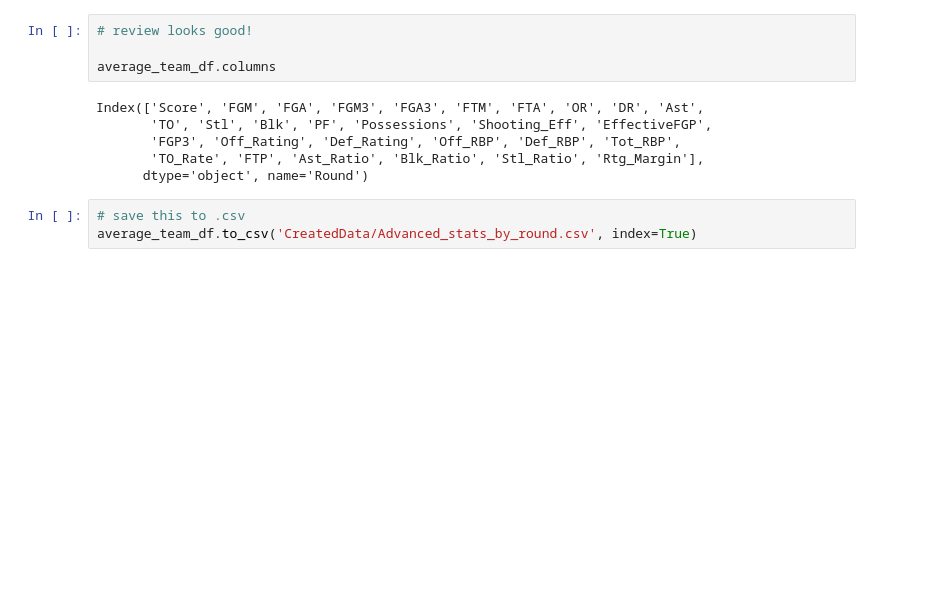
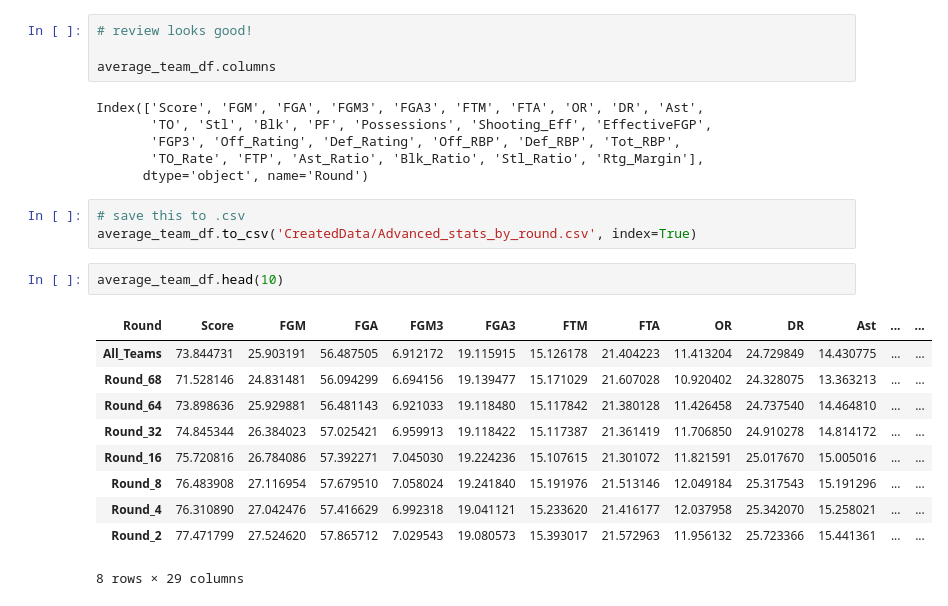
Before and after one commit to bktong/FlatIron-Project-5-March-Madness, a Jupyter notebook: Project 5 - March Madness Data Prep.ipynb, the cells around one changed output. Saved outputs shown, nothing was run; the diff lists cells and outputs as text; blank space fills up the shorter version.

```diff
--- a/Project 5 - March Madness Data Prep.ipynb
+++ b/Project 5 - March Madness Data Prep.ipynb
@@ -443,3 +445,16 @@ Index(['Score', 'FGM', 'FGA', 'FGM3', 'FGA3', 'FTM', 'FTA', 'OR', 'DR', 'Ast',
 # %%
 # save this to .csv
 average_team_df.to_csv('CreatedData/Advanced_stats_by_round.csv', index=True)
+# %%
+average_team_df.head(10)
+# %% [output]
+| Round | Score | FGM | FGA | FGM3 | FGA3 | FTM | FTA | OR | DR | Ast | ... | ... |
+| All_Teams | 73.844731 | 25.903191 | 56.487505 | 6.912172 | 19.115915 | 15.126178 | 21.404223 | 11.413204 | 24.729849 | 14.430775 | ... | ... |
+| Round_68 | 71.528146 | 24.831481 | 56.094299 | 6.694156 | 19.139477 | 15.171029 | 21.607028 | 10.920402 | 24.328075 | 13.363213 | ... | ... |
+| Round_64 | 73.898636 | 25.929881 | 56.481143 | 6.921033 | 19.118480 | 15.117842 | 21.380128 | 11.426458 | 24.737540 | 14.464810 | ... | ... |
+| Round_32 | 74.845344 | 26.384023 | 57.025421 | 6.959913 | 19.118422 | 15.117387 | 21.361419 | 11.706850 | 24.910278 | 14.814172 | ... | ... |
+| Round_16 | 75.720816 | 26.784086 | 57.392271 | 7.045030 | 19.224236 | 15.107615 | 21.301072 | 11.821591 | 25.017670 | 15.005016 | ... | ... |
+| Round_8 | 76.483908 | 27.116954 | 57.679510 | 7.058024 | 19.241840 | 15.191976 | 21.513146 | 12.049184 | 25.317543 | 15.191296 | ... | ... |
+| Round_4 | 76.310890 | 27.042476 | 57.416629 | 6.992318 | 19.041121 | 15.233620 | 21.416177 | 12.037958 | 25.342070 | 15.258021 | ... | ... |
+| Round_2 | 77.471799 | 27.524620 | 57.865712 | 7.029543 | 19.080573 | 15.393017 | 21.572963 | 11.956132 | 25.723366 | 15.441361 | ... | ... |
+8 rows × 29 columns
```
Also changed, not shown: parts of 1 cell of this notebook, 1 other file.
